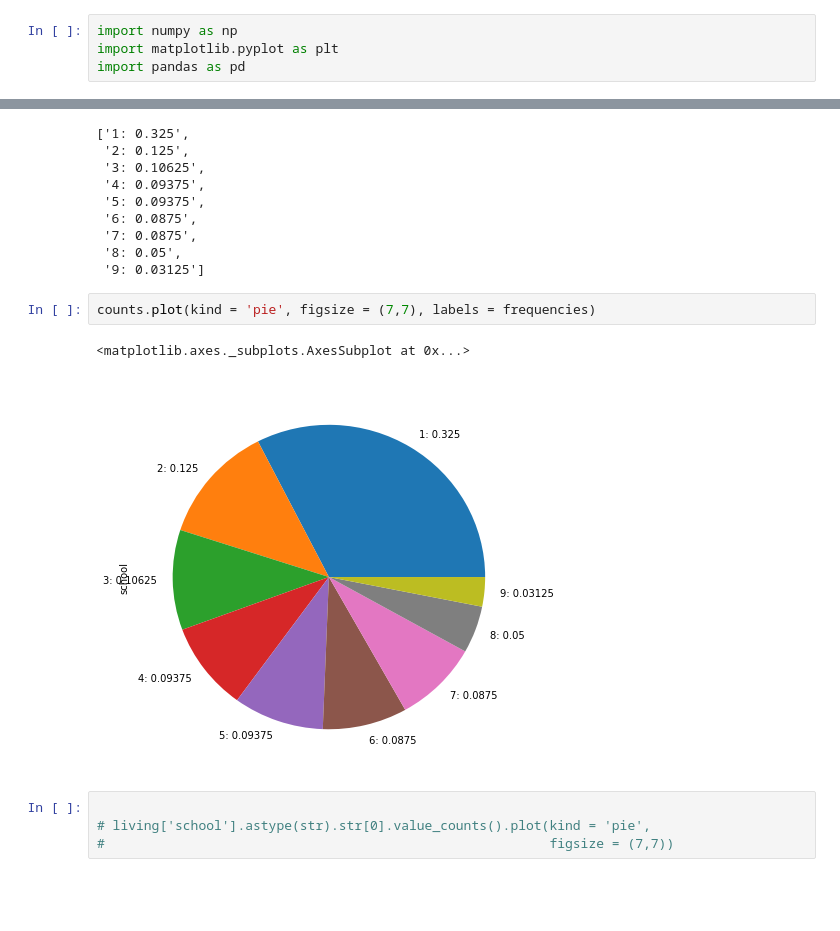
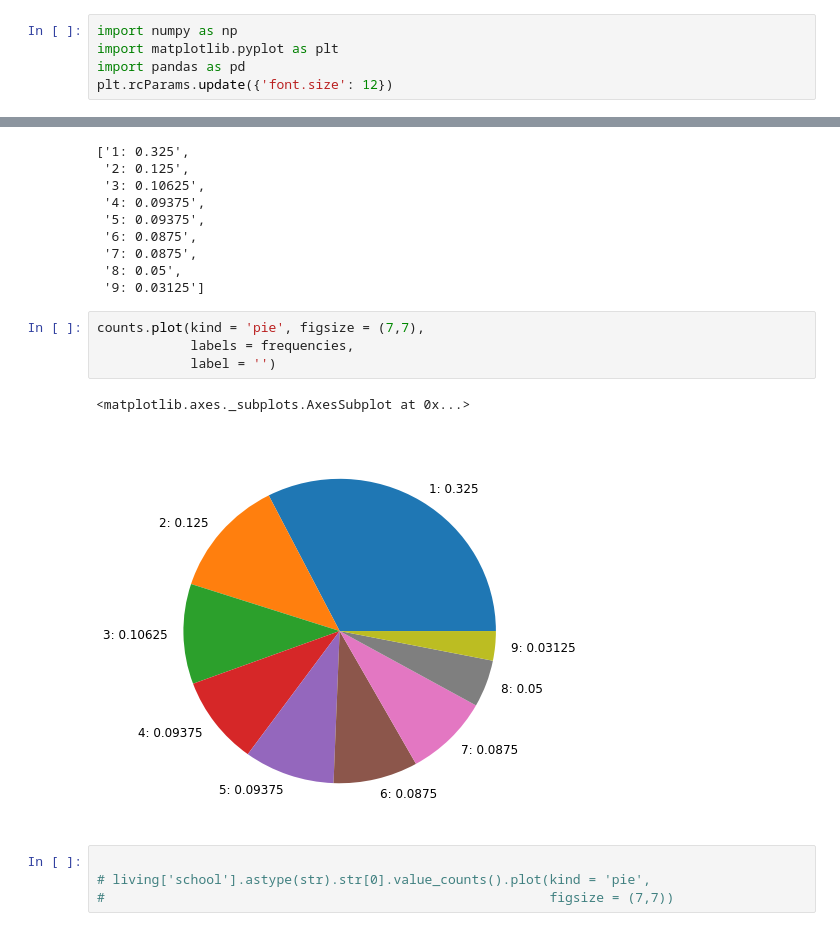
Before and after one commit to ssrosa/just_take_the_log, a Jupyter notebook: index.ipynb, the cells around one changed output, grey strips where cells are left out. Cells and saved outputs as stored; diff of their text form; blank space fills up the shorter version.

```diff
--- a/index.ipynb
+++ b/index.ipynb
@@ -5,6 +5,7 @@
 import numpy as np
 import matplotlib.pyplot as plt
 import pandas as pd
+plt.rcParams.update({'font.size': 12})
 # %%
 2 ** -2
 # %% [output]
@@ -207,10 +208,12 @@ frequencies
  '8: 0.05',
  '9: 0.03125']
 # %%
-counts.plot(kind = 'pie', figsize = (7,7), labels = frequencies)
+counts.plot(kind = 'pie', figsize = (7,7),
+            labels = frequencies,
+            label = '')
 # %% [output]
 <matplotlib.axes._subplots.AxesSubplot at 0x...>
-[figure, old version]
+[figure, new version]
 # %%
 
 # living['school'].astype(str).str[0].value_counts().plot(kind = 'pie',
```
Also changed, not shown: parts of 15 cells of this notebook, 1 other file.
